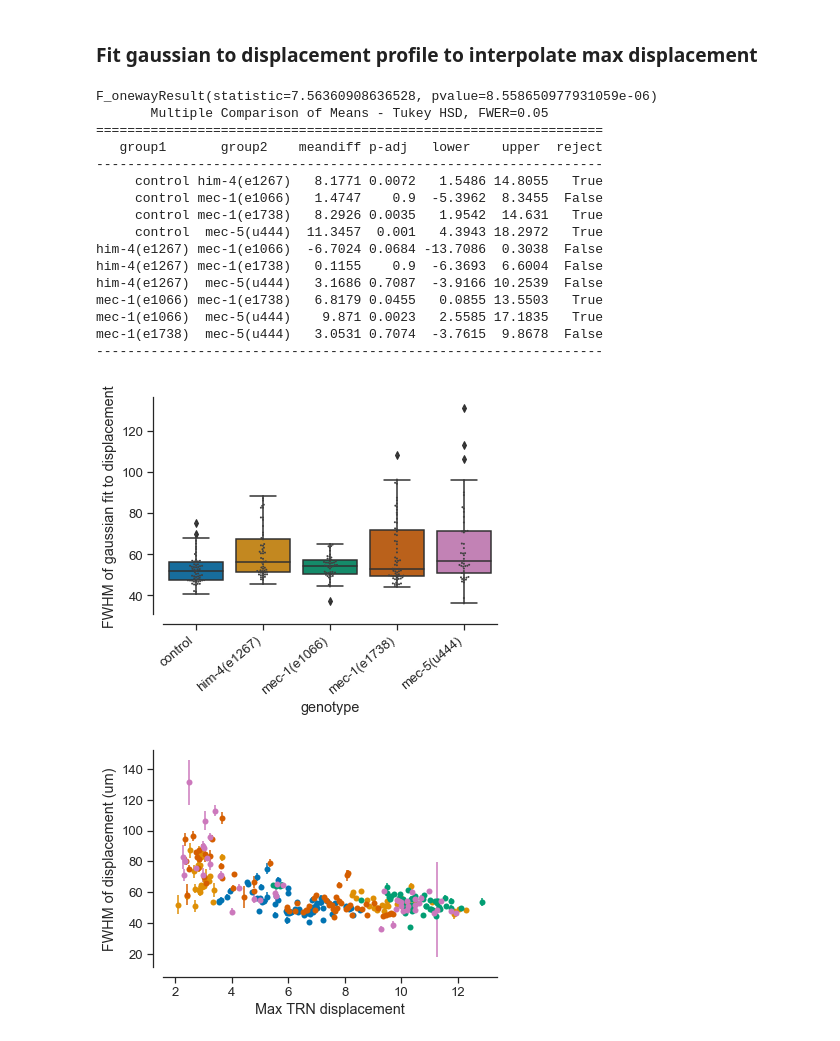
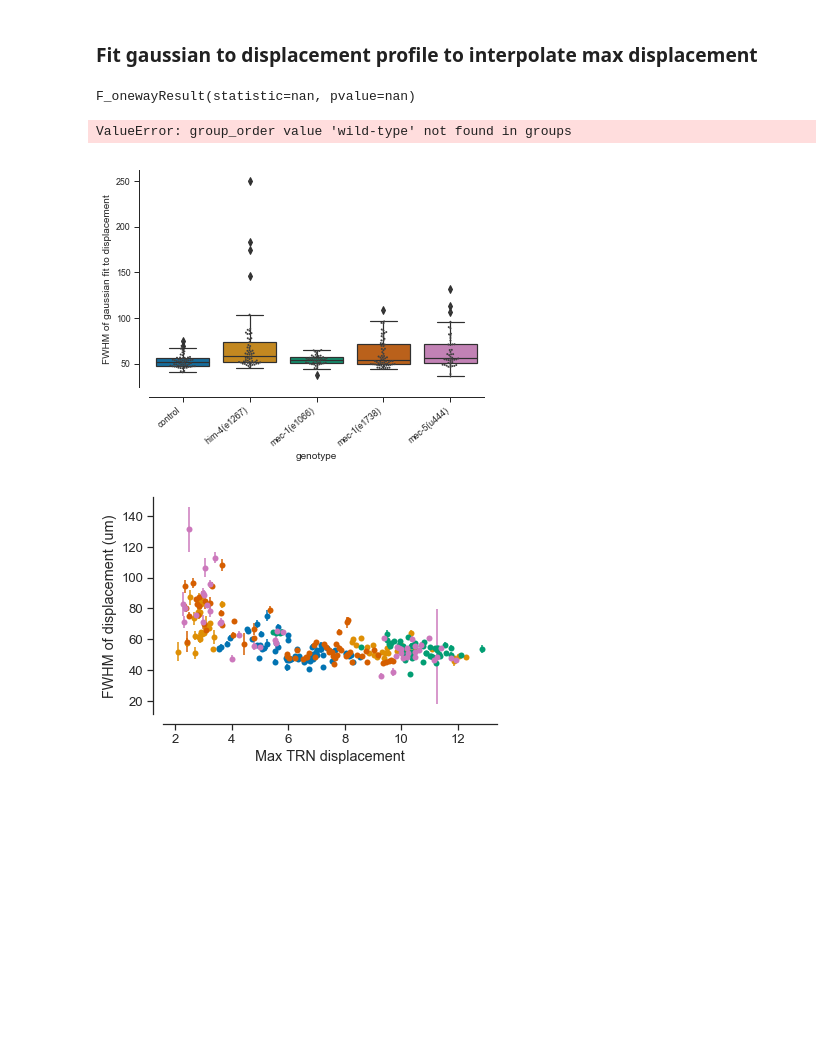
Before and after one commit to anekimken/SSN_ImageAnalysis, a Jupyter notebook: Notebooks/Displacement and Strain Plots.ipynb, the cells around one changed output. Drawn from its saved outputs; the diff is of its cells as text; code cells hidden in the pictures; blank space fills up the shorter version.

Commit message:
Started cleanup
still need to fit strain profiles

```diff
--- a/Notebooks/Displacement and Strain Plots.ipynb
+++ b/Notebooks/Displacement and Strain Plots.ipynb
@@ -248,49 +227,35 @@ for index, trial in trials_for_analysis.iterrows():
 individual_fit_param_df = pd.DataFrame(individual_fit_param_list)
 individual_fit_param_df['max_dist'] = individual_fit_param_df.apply(calc_max_dist_from_norm_fit, axis=1)
 # %%
-individual_fit_param_df_more_than_2um = individual_fit_param_df.loc[
-    individual_fit_param_df['max_dist'] > 2]
+# individual_fit_param_df_more_than_2um = individual_fit_param_df.loc[
+#     individual_fit_param_df['max_dist'] > 2]
 
-ax = sns.boxplot(x='genotype', y='fwhm_fit', data=individual_fit_param_df_more_than_2um)
-ax = sns.swarmplot(x='genotype', y='fwhm_fit', color=".25", size=2, data=individual_fit_param_df_more_than_2um)
+ax = sns.boxplot(x='genotype', y='fwhm_fit', data=individual_fit_param_df)
+ax = sns.swarmplot(x='genotype', y='fwhm_fit', color=".25", size=2, data=individual_fit_param_df)
 ax.set_ylabel('FWHM of gaussian fit to displacement')
 labels = ax.get_xticklabels()
 sns.despine(offset=10)
 ax.set_xticklabels(labels, rotation=40, ha='right')
 
 deformation_extent = []
 for this_worm_strain in worm_strains:
-    deformation_extent.append(individual_fit_param_df_more_than_2um.loc[
-        individual_fit_param_df_more_than_2um['worm_strain'] == this_worm_strain]['fwhm_fit'])
+    deformation_extent.append(individual_fit_param_df.loc[
+        individual_fit_param_df['worm_strain'] == this_worm_strain]['fwhm_fit'])
 # for this_worm_strain in worm_strains:
 #     deformation_extent.append(individual_fit_param_df_more_than_2um.loc[
 #         individual_fit_param_df_more_than_2um['worm_strain'] == this_worm_strain]['fwhm_fit'])
 
 
 print(stats.f_oneway(*deformation_extent))
 
-mc = multicomp.MultiComparison(individual_fit_param_df_more_than_2um['fwhm_fit'],
-                               individual_fit_param_df_more_than_2um['genotype'],
+mc = multicomp.MultiComparison(individual_fit_param_df['fwhm_fit'],
+                               individual_fit_param_df['genotype'],
                                group_order=[allele_dict[strain] for strain in worm_strains])
 print(mc.tukeyhsd())
 # %% [output]
-F_onewayResult(statistic=7.56360908636528, pvalue=8.558650977931059e-06)
-       Multiple Comparison of Means - Tukey HSD, FWER=0.05
-=================================================================
-   group1       group2    meandiff p-adj   lower    upper  reject
------------------------------------------------------------------
-     control him-4(e1267)   8.1771 0.0072   1.5486 14.8055   True
-     control mec-1(e1066)   1.4747    0.9  -5.3962  8.3455  False
-     control mec-1(e1738)   8.2926 0.0035   1.9542  14.631   True
-     control  mec-5(u444)  11.3457  0.001   4.3943 18.2972   True
-him-4(e1267) mec-1(e1066)  -6.7024 0.0684 -13.7086  0.3038  False
-him-4(e1267) mec-1(e1738)   0.1155    0.9  -6.3693  6.6004  False
-him-4(e1267)  mec-5(u444)   3.1686 0.7087  -3.9166 10.2539  False
-mec-1(e1066) mec-1(e1738)   6.8179 0.0455   0.0855 13.5503   True
-mec-1(e1066)  mec-5(u444)    9.871 0.0023   2.5585 17.1835   True
-mec-1(e1738)  mec-5(u444)   3.0531 0.7074  -3.7615  9.8678  False
------------------------------------------------------------------
+F_onewayResult(statistic=nan, pvalue=nan)
+ValueError: group_order value 'wild-type' not found in groups
-[figure, old version]
+[figure, new version]
 # %%
 fig, ax = plt.subplots()
 
```
Also changed, not shown: parts of 25 cells of this notebook.
